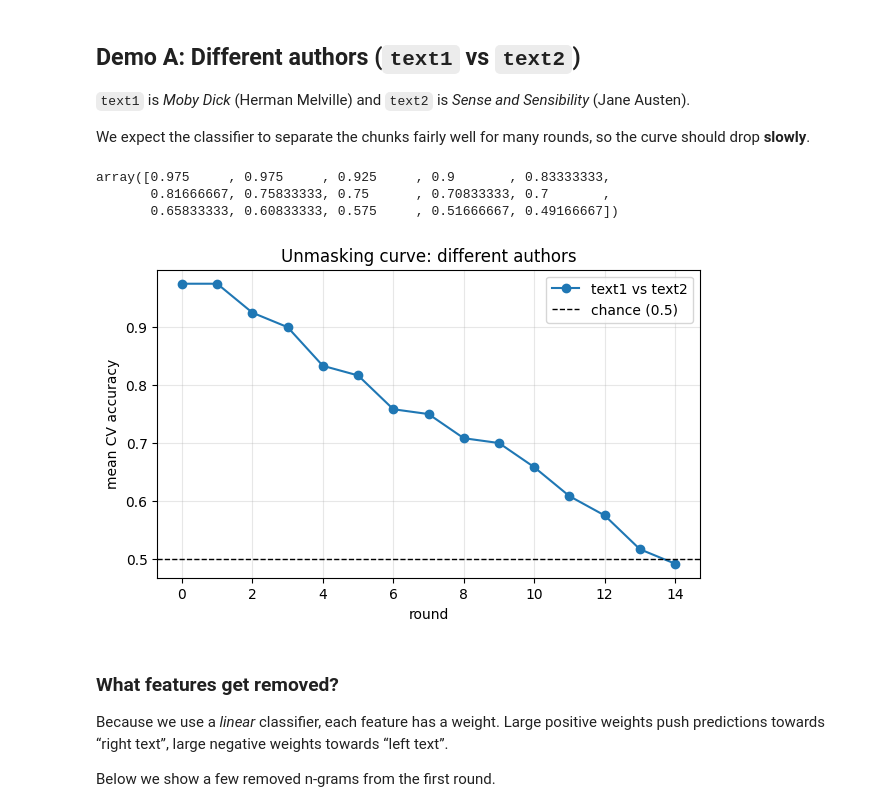
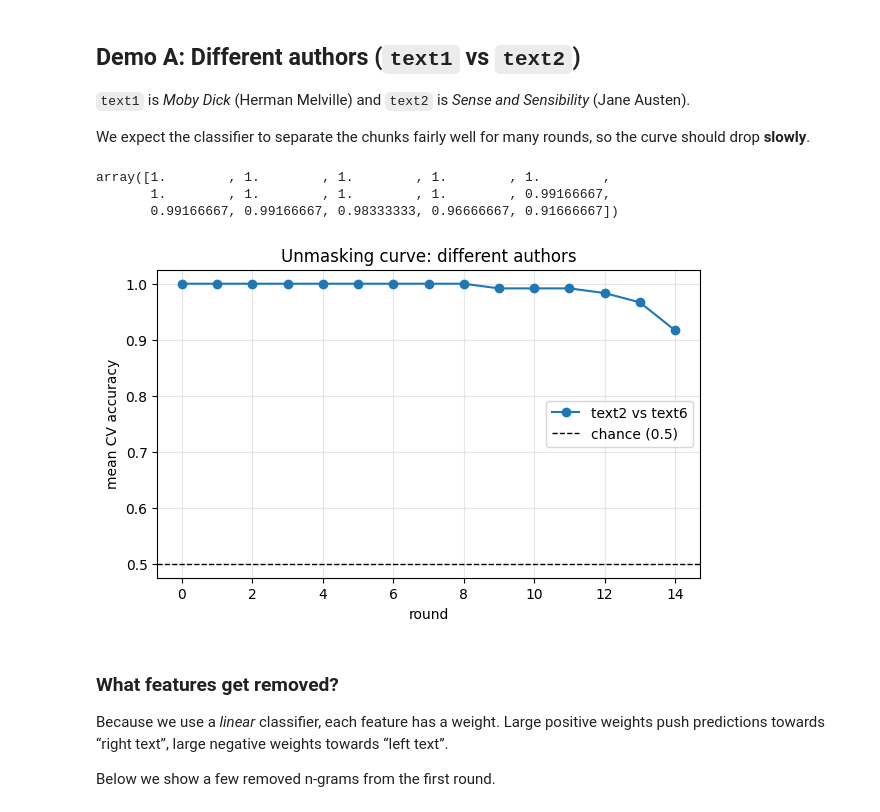
Before and after one commit to webis-de/teaching-nlp-notebooks, a Jupyter notebook: advanced-02-unmasking-authorship.ipynb, the cells around one changed output. Cells and saved outputs as stored; diff of their text form; code cells hidden in the pictures.

```diff
--- a/advanced-02-unmasking-authorship.ipynb
+++ b/advanced-02-unmasking-authorship.ipynb
@@ -366,8 +450,8 @@ def unmasking_curve(
     x_right: np.ndarray,
     *,
     rounds: int = 15,
-    n_delete: int = 5,
-    cv_folds: int = 5,
+    n_delete: int = 10,
+    cv_folds: int = 10,
     random_state: int = 0,
 ) -> UnmaskingResult:
     """Compute an unmasking accuracy curve for a pair of chunk-matrices."""
@@ -387,8 +471,8 @@ def unmasking_curve(
     x_right: np.ndarray,
     *,
     rounds: int = 15,
-    n_delete: int = 5,
-    cv_folds: int = 5,
+    n_delete: int = 10,
+    cv_folds: int = 10,
     random_state: int = 0,
 ) -> UnmaskingResult:
     """Compute an unmasking accuracy curve for a pair of chunk-matrices."""
@@ -402,6 +486,7 @@ def unmasking_curve(
         raise ValueError("n_delete must be >= 1")
 
     X = np.vstack([x_left, x_right]).astype(float, copy=True)
+    # artificial labels: 0 for left, 1 for right
     y = np.zeros(len(x_left) + len(x_right), dtype=int)
     y[len(x_left) :] = 1
 
@@ -453,13 +538,13 @@ def unmask_text_pair(
     right_tokens: Sequence[str],
     *,
     ngram_n: int = 3,
-    chunk_size: int = 500,
+    chunk_size: int = 700,
     bootstrap: bool = True,
-    n_chunks: int = 60,
+    n_chunks: int = 30,
     top_n: int = 250,
     rounds: int = 15,
-    n_delete: int = 5,
-    cv_folds: int = 5,
+    n_delete: int = 10,
+    cv_folds: int = 10,
     shared_vocab_only: bool = False,
     random_state: int = 0,
 ) -> tuple[UnmaskingResult, List[str]]:
@@ -503,8 +588,8 @@ def unmask_text_pair(
 We expect the classifier to separate the chunks fairly well for many rounds, so the curve should drop **slowly**.
 # %%
 res_diff, vocab_diff = unmask_text_pair(
-    text1.tokens,
     text2.tokens,
+    text6.tokens,
     ngram_n=3,
     chunk_size=500,
     bootstrap=True,
@@ -518,21 +603,21 @@ res_diff, vocab_diff = unmask_text_pair(
 
 res_diff.accuracies
 # %% [output]
-array([0.975     , 0.975     , 0.925     , 0.9       , 0.83333333,
-       0.81666667, 0.75833333, 0.75      , 0.70833333, 0.7       ,
-       0.65833333, 0.60833333, 0.575     , 0.51666667, 0.49166667])
+array([1.        , 1.        , 1.        , 1.        , 1.        ,
+       1.        , 1.        , 1.        , 1.        , 0.99166667,
+       0.99166667, 0.99166667, 0.98333333, 0.96666667, 0.91666667])
 # %%
 plt.figure(figsize=(7, 4))
-plt.plot(res_diff.accuracies, marker="o", label="text1 vs text2")
+plt.plot(res_diff.accuracies, marker="o", label="text2 vs text6")
 plt.axhline(0.5, color="black", linewidth=1, linestyle="--", label="chance (0.5)")
 plt.title("Unmasking curve: different authors")
 plt.xlabel("round")
 plt.ylabel("mean CV accuracy")
 plt.legend()
 plt.grid(True, alpha=0.3)
 plt.show()
 # %% [output]
-[figure, old version]
+[figure, new version]
 # %% [markdown]
 ### What features get removed?
 
```
Also changed, not shown: parts of 20 cells of this notebook.
